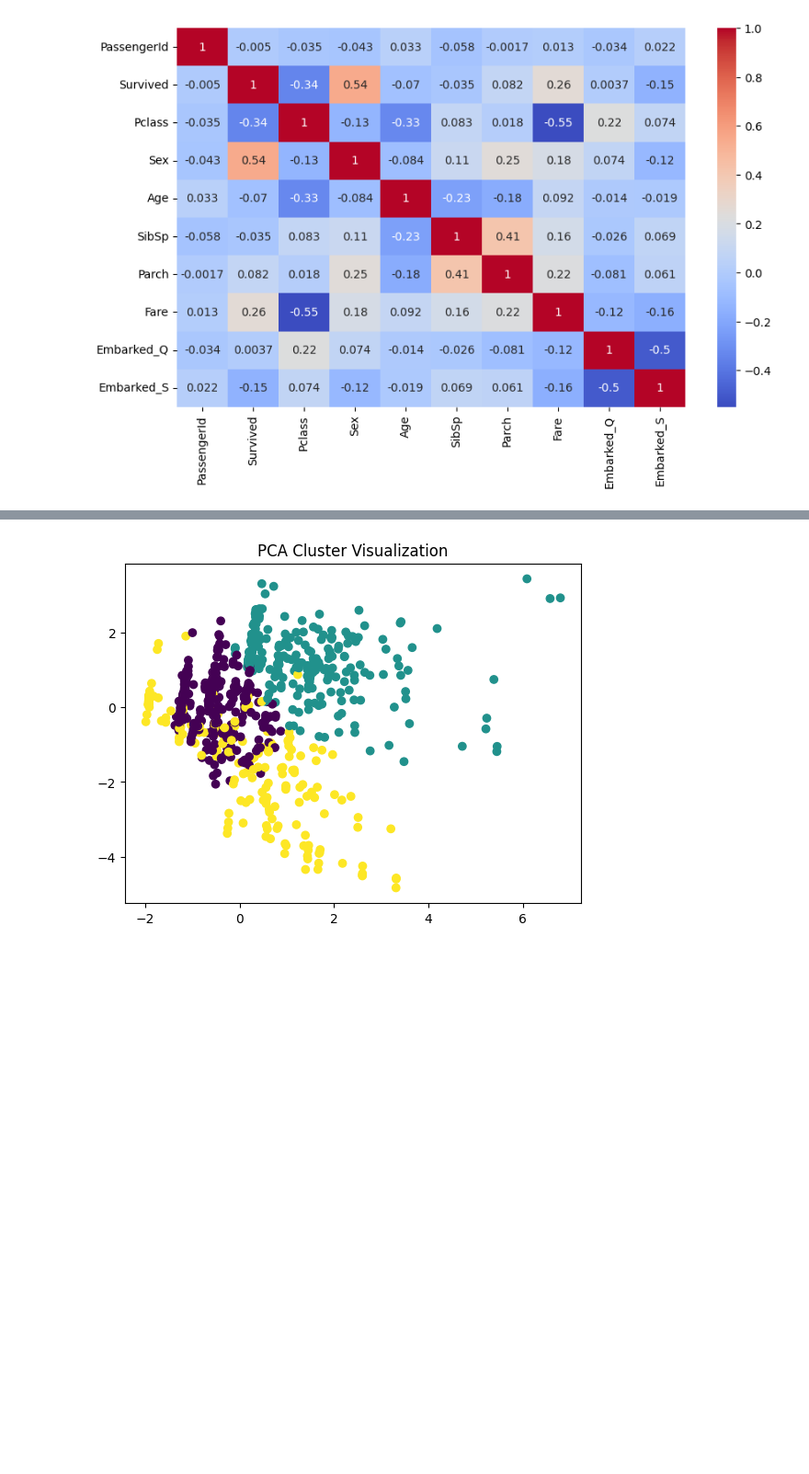
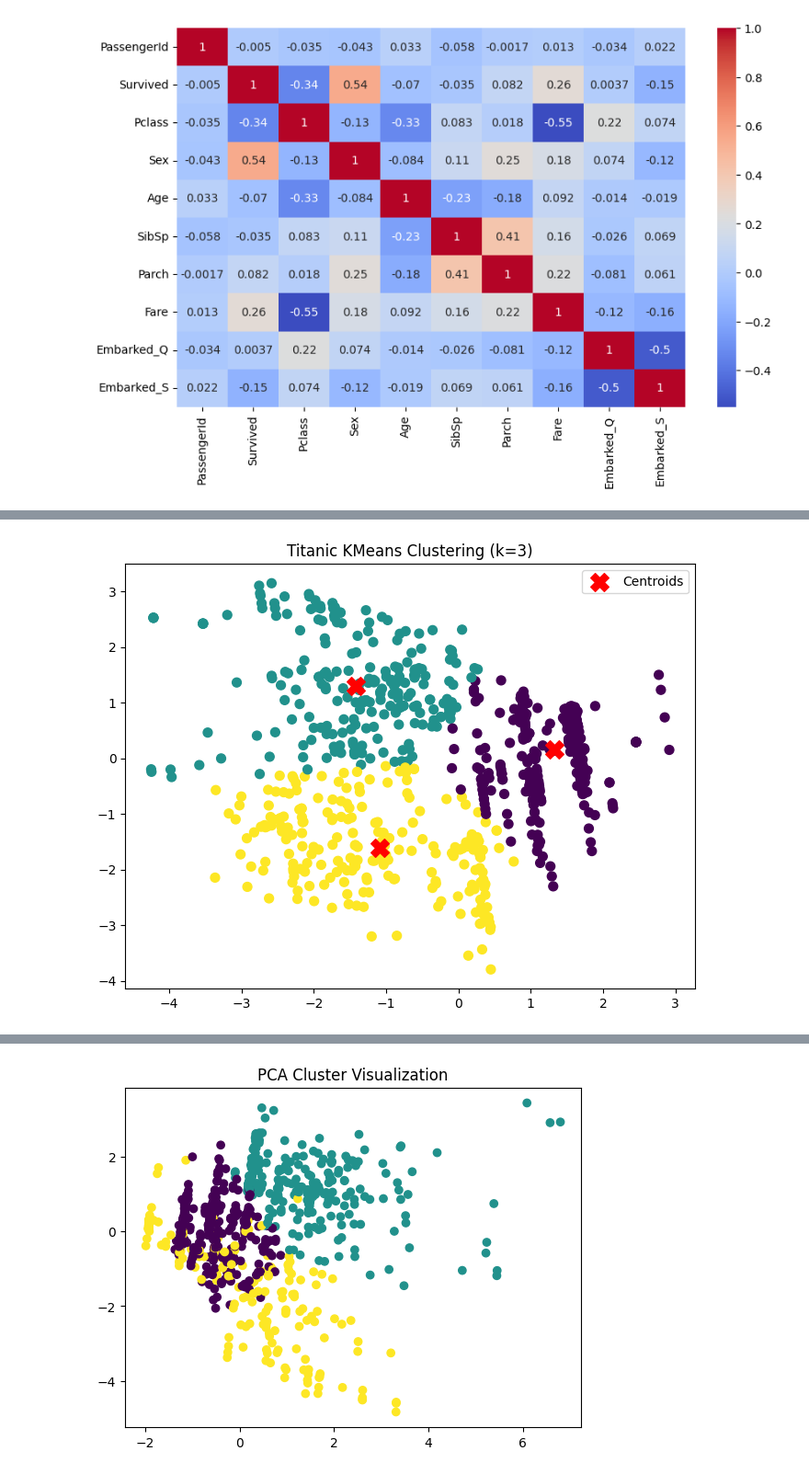
Before and after one commit to Jaffar-Kazmi/Titanic-Survival-Prediction, a Jupyter notebook: Titanic_Survival_Prediction.ipynb, the cells around one changed output, grey strips where cells are left out. Shown at 92% size. Saved outputs shown, nothing was run; the diff lists cells and outputs as text; code cells hidden in the pictures; blank space fills up the shorter version.

```diff
--- a/Titanic_Survival_Prediction.ipynb
+++ b/Titanic_Survival_Prediction.ipynb
@@ -70,24 +70,3 @@ knn = KNeighborsClassifier(n_neighbors=5)
 knn.fit(X_train, y_train)
 
 y_pred = knn.predict(X_test)
-# %%
-from sklearn.cluster import KMeans
-
-X_cluster = scaler.fit_transform(X)
-
-inertia = []
-for k in range(1, 10):
-    kmeans = KMeans(n_clusters=k, random_state=42)
-    kmeans.fit(X_cluster)
-    inertia.append(kmeans.inertia_)
-
-plt.plot(range(1,10), inertia, marker='o')
-plt.xlabel("Number of Clusters")
-plt.ylabel("Inertia")
-plt.title("Elbow Method")
-plt.show()
-
-kmeans = KMeans(n_clusters=3, random_state=42)
-clusters = kmeans.fit_predict(X_cluster)
-
-df['Cluster'] = clusters
@@ -104,3 +127,22 @@ plt.show()
+# %%
+best_k = 3
+
+kmeans = KMeans(n_clusters=best_k, random_state=42, n_init=10)
+clusters = kmeans.fit_predict(X_pca)
+
+df['Cluster'] = clusters
+
+plt.figure(figsize=(8,6))
+plt.scatter(X_pca[:, 0], X_pca[:, 1], c=clusters, cmap='viridis', s=50)
+plt.scatter(kmeans.cluster_centers_[:, 0],
+            kmeans.cluster_centers_[:, 1],
+            c='red', marker='X', s=200, label='Centroids')
+
+plt.title(f"Titanic KMeans Clustering (k={best_k})")
+plt.legend()
+plt.show()
+# %% [output]
+[figure, added]
 # %%
 from sklearn.metrics import accuracy_score, precision_score, recall_score, f1_score, confusion_matrix
 
```
Also changed, not shown: parts of 7 cells of this notebook.
